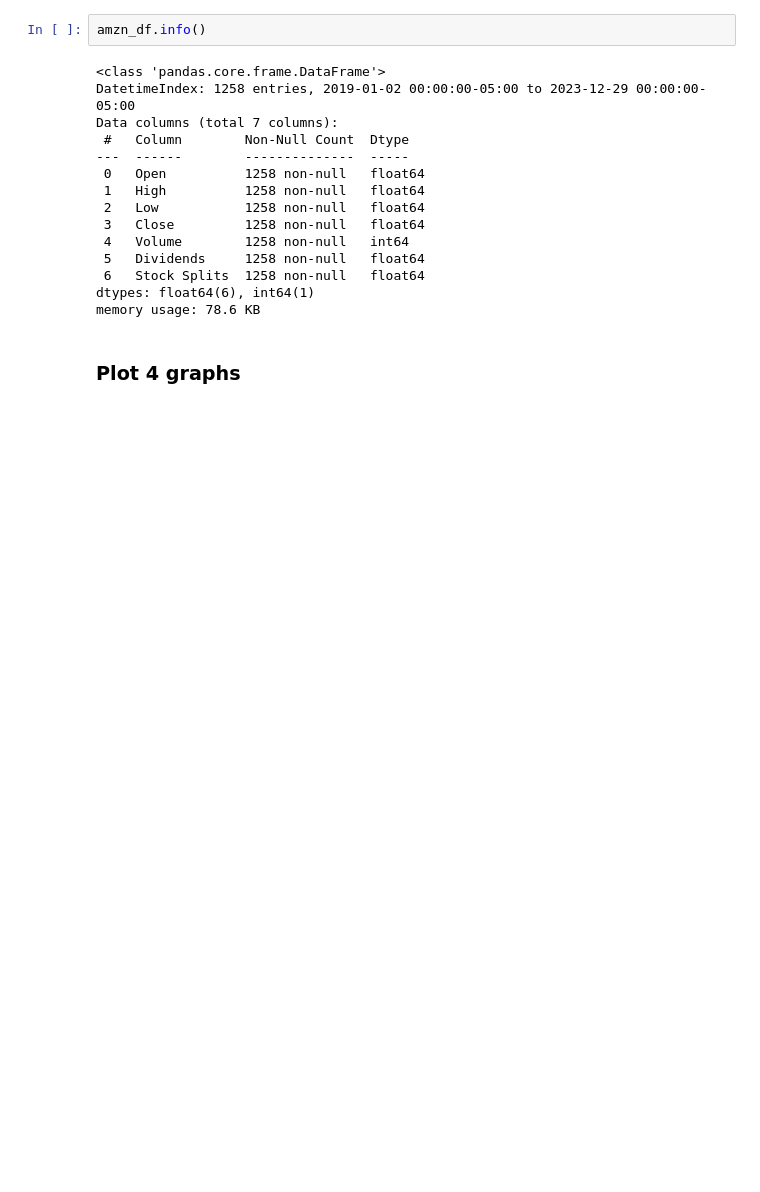
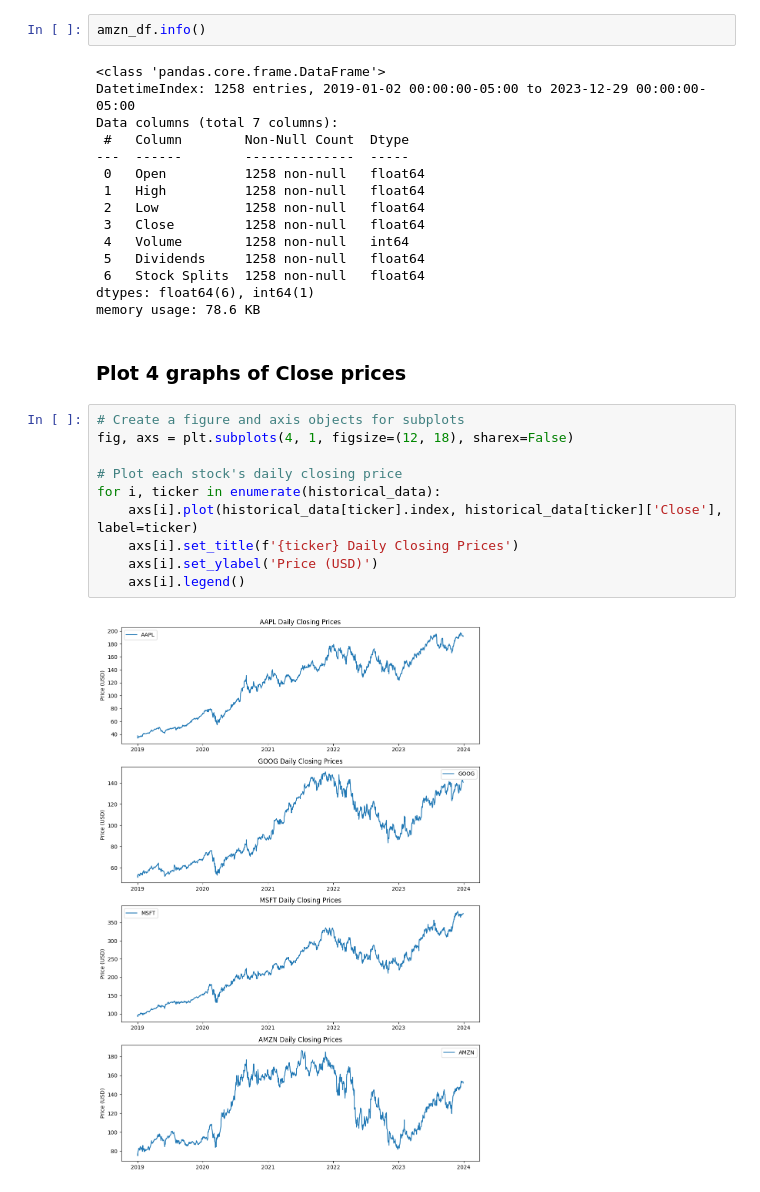
Before and after one commit to jhuan35/jpmc-qr-mentorship, a Jupyter notebook: lstm.ipynb, the cells around one changed output. Drawn from its saved outputs; the diff is of its cells as text; blank space fills up the shorter version.

Commit message:
plots and price change

```diff
--- a/lstm.ipynb
+++ b/lstm.ipynb
@@ -69,4 +69,16 @@ Data columns (total 7 columns):
 dtypes: float64(6), int64(1)
 memory usage: 78.6 KB
 # %% [markdown]
-### Plot 4 graphs
+### Plot 4 graphs of Close prices
+# %%
+# Create a figure and axis objects for subplots
+fig, axs = plt.subplots(4, 1, figsize=(12, 18), sharex=False)
+
+# Plot each stock's daily closing price
+for i, ticker in enumerate(historical_data):
+    axs[i].plot(historical_data[ticker].index, historical_data[ticker]['Close'], label=ticker)
+    axs[i].set_title(f'{ticker} Daily Closing Prices')
+    axs[i].set_ylabel('Price (USD)')
+    axs[i].legend()
+# %% [output]
+[figure, added]
```
Also changed, not shown: parts of 4 cells of this notebook.
